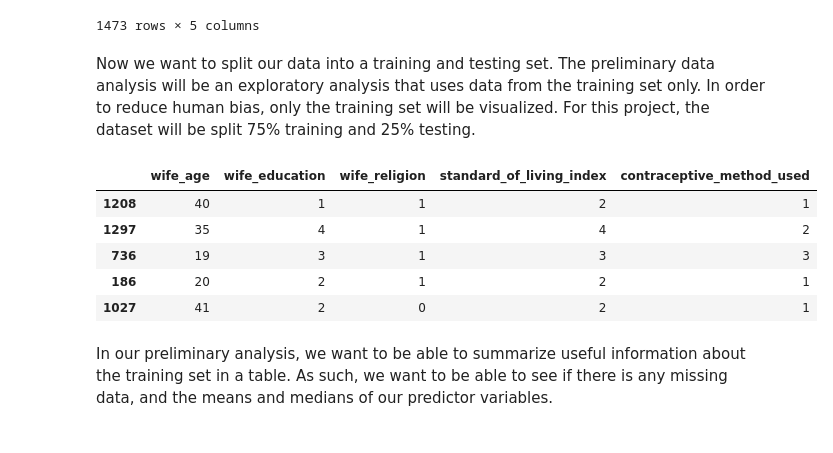
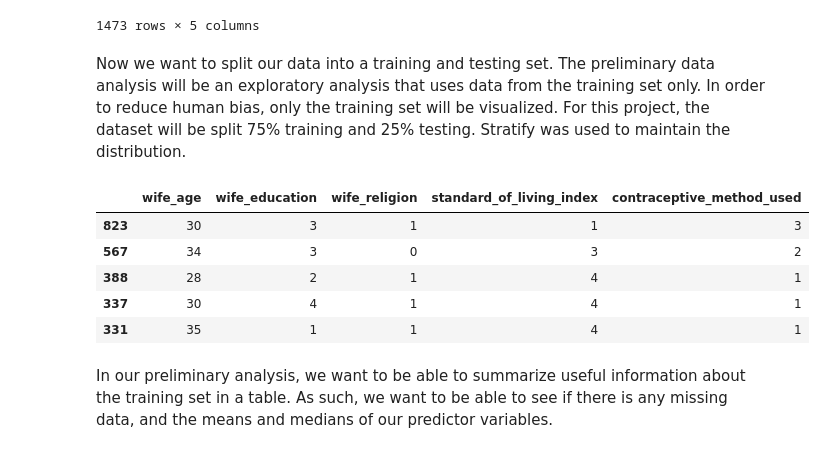
Before and after one commit to kennaroozendaal/DSCI-100-Group-Project-15-, a Jupyter notebook: Project/group15_report.ipynb, the cells around one changed output. Drawn from its saved outputs; the diff is of its cells as text; code cells hidden in the pictures.

Commit message:
Stratified data

```diff
--- a/Project/group15_report.ipynb
+++ b/Project/group15_report.ipynb
@@ -106,17 +106,18 @@ cmc_dataset_filtered
 | 1472 | 17 | 3 | 1 | 4 | 3 |
 1473 rows × 5 columns
 # %% [markdown]
-Now we want to split our data into a training and testing set. The preliminary data analysis will be an exploratory analysis that uses data from the training set only. In order to reduce human bias, only the training set will be visualized. For this project, the dataset will be split 75% training and 25% testing.
+Now we want to split our data into a training and testing set. The preliminary data analysis will be an exploratory analysis that uses data from the training set only. In order to reduce human bias, only the training set will be visualized. For this project, the dataset will be split 75% training and 25% testing. Stratify was used to maintain the distribution.
 # %%
-cmc_train, cmc_test = train_test_split(cmc_dataset_filtered, test_size=0.25, random_state=123)
+cmc_train, cmc_test = train_test_split(cmc_dataset_filtered, test_size=0.25, stratify = cmc_dataset_filtered["contraceptive_method_used"],
+                                       random_state=123)
 cmc_train.head()
 # %% [output]
 |  | wife_age | wife_education | wife_religion | standard_of_living_index | contraceptive_method_used |
-| 1208 | 40 | 1 | 1 | 2 | 1 |
-| 1297 | 35 | 4 | 1 | 4 | 2 |
-| 736 | 19 | 3 | 1 | 3 | 3 |
-| 186 | 20 | 2 | 1 | 2 | 1 |
-| 1027 | 41 | 2 | 0 | 2 | 1 |
+| 823 | 30 | 3 | 1 | 1 | 3 |
+| 567 | 34 | 3 | 0 | 3 | 2 |
+| 388 | 28 | 2 | 1 | 4 | 1 |
+| 337 | 30 | 4 | 1 | 4 | 1 |
+| 331 | 35 | 1 | 1 | 4 | 1 |
 # %% [markdown]
 In our preliminary analysis, we want to be able to summarize useful information about the training set in a table. As such, we want to be able to see if there is any missing data, and the means and medians of our predictor variables.
 # %%
```
Also changed, not shown: parts of 5 cells of this notebook.
